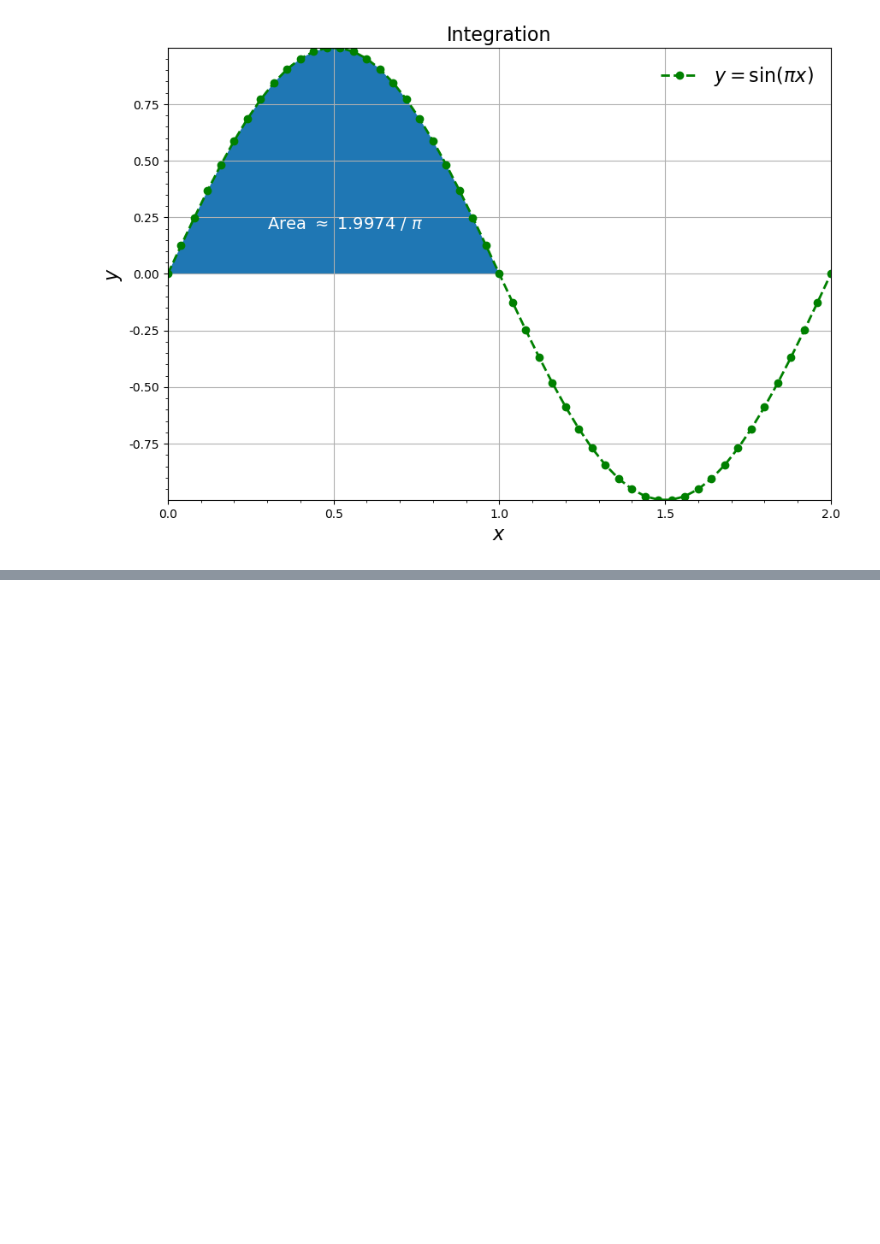
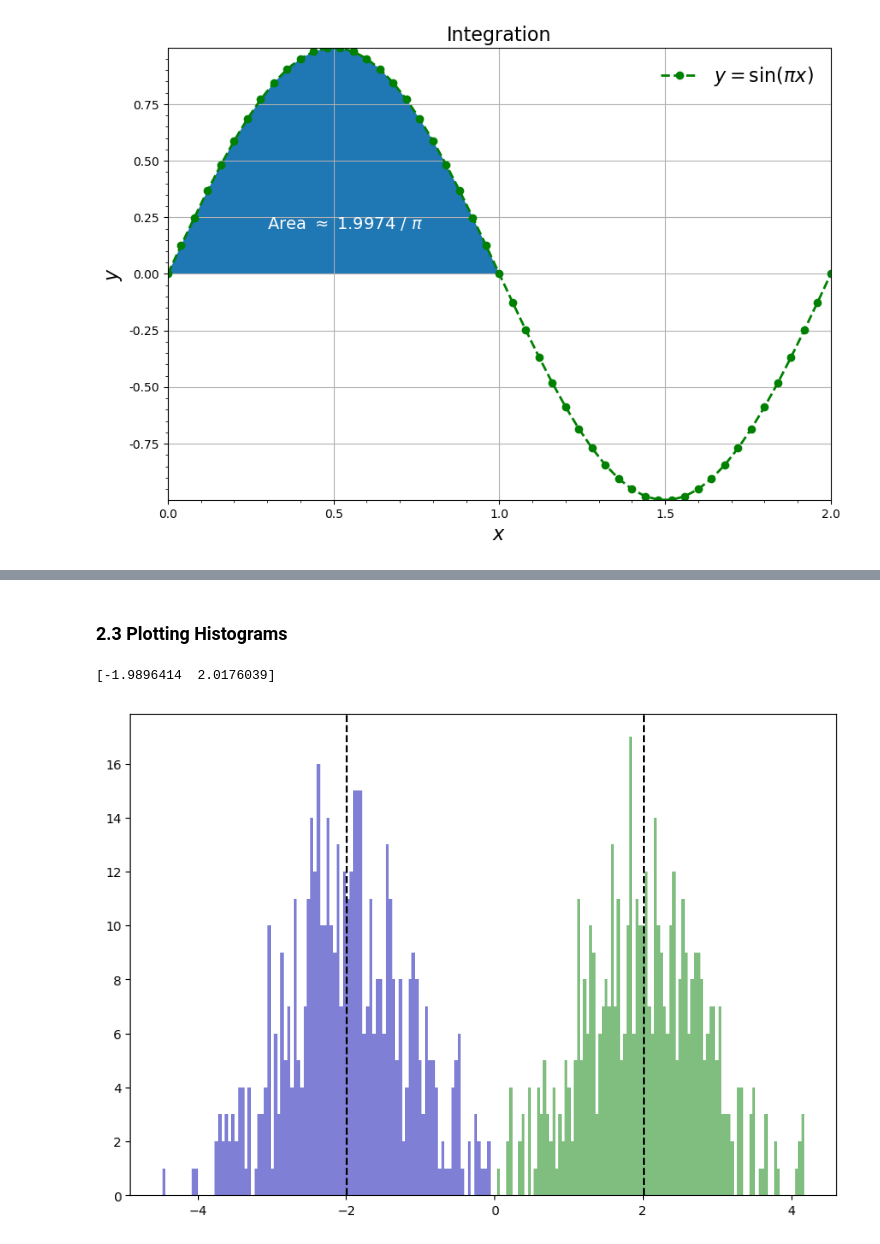
Before and after one commit to nathanielng/python-snippets, a Jupyter notebook: plotting/ex_matplotlib.ipynb, the cells around one changed output, grey strips where cells are left out. Cells and saved outputs as stored; diff of their text form; code cells hidden in the pictures; blank space fills up the shorter version.

```diff
--- a/plotting/ex_matplotlib.ipynb
+++ b/plotting/ex_matplotlib.ipynb
@@ -63,0 +152,29 @@ fig.savefig('sin_x.png', figsize=(10,7), dpi=300)
+# %% [markdown]
+### 2.3 Plotting Histograms
+# %%
+def find_kmeans_centers(x, bins):
+    kmeans = KMeans(n_clusters=2).fit(x.reshape(-1, 1))
+    return {
+        'labels': kmeans.labels_,
+        'centers': kmeans.cluster_centers_
+    }
+
+n = 1000; bins = n//10
+x = generate_bivariate_distribution()
+h = np.histogram(x, bins=bins)
+h = np.vstack((0.5*(h[1][:-1]+h[1][1:]),h[0])).T
+km = find_kmeans_centers(x, bins)
+ctrs = km['centers']
+print(ctrs.flatten())
+x1 = x[km['labels']==0]
+x2 = x[km['labels']==1]
+
+fig, ax = plt.subplots(1, 1, figsize=(10,7), dpi=100,
+                       facecolor='w', edgecolor='k')
+_ = ax.hist(x1, color='#0000af', alpha=0.5, bins=bins)
+_ = ax.hist(x2, color='#007f00', alpha=0.5, bins=bins)
+for ctr in ctrs:
+    ax.axvline(ctr, ls='--', color='black')
+# %% [output]
+[-1.9896414  2.0176039]
+[figure, added]
```
Also changed, not shown: parts of 12 cells of this notebook.
